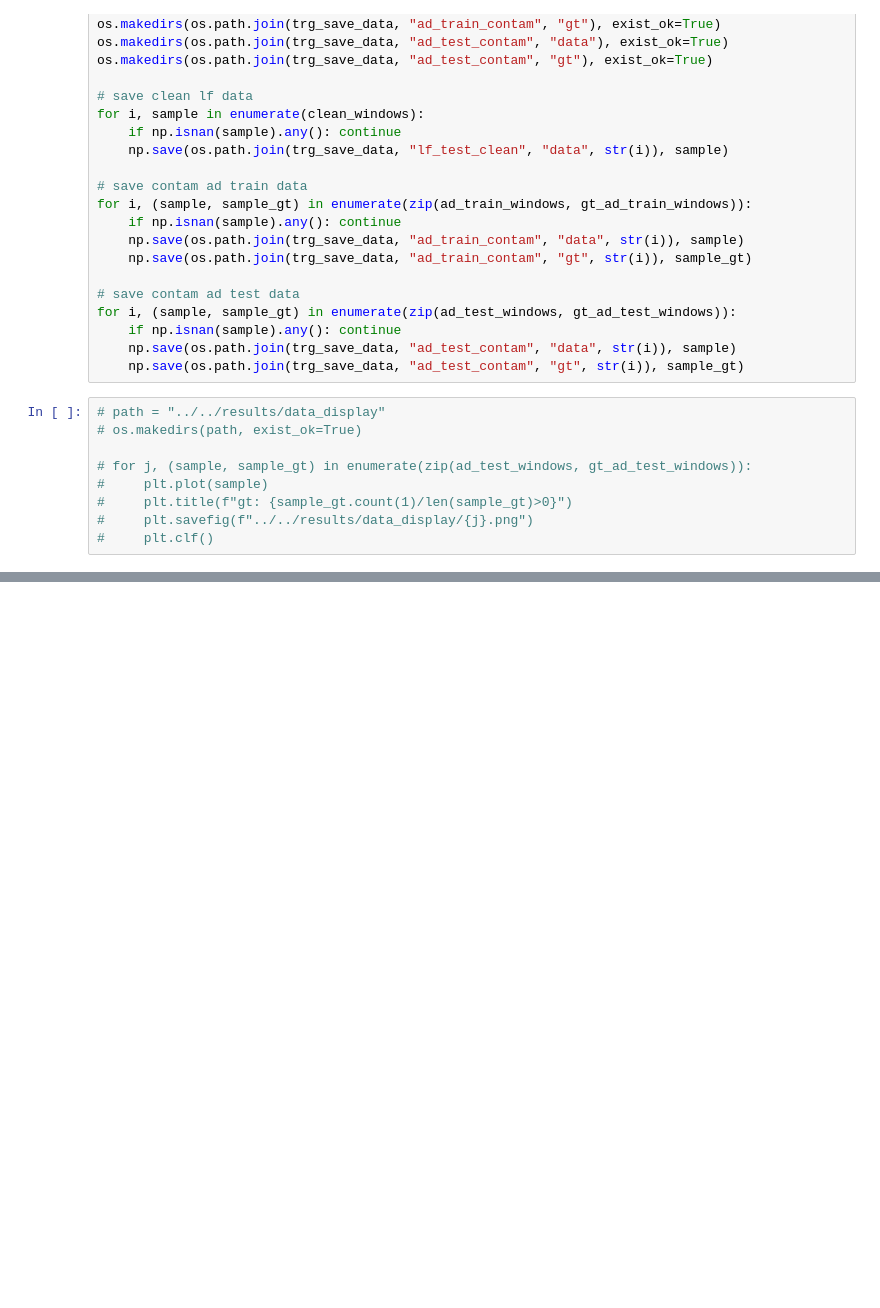
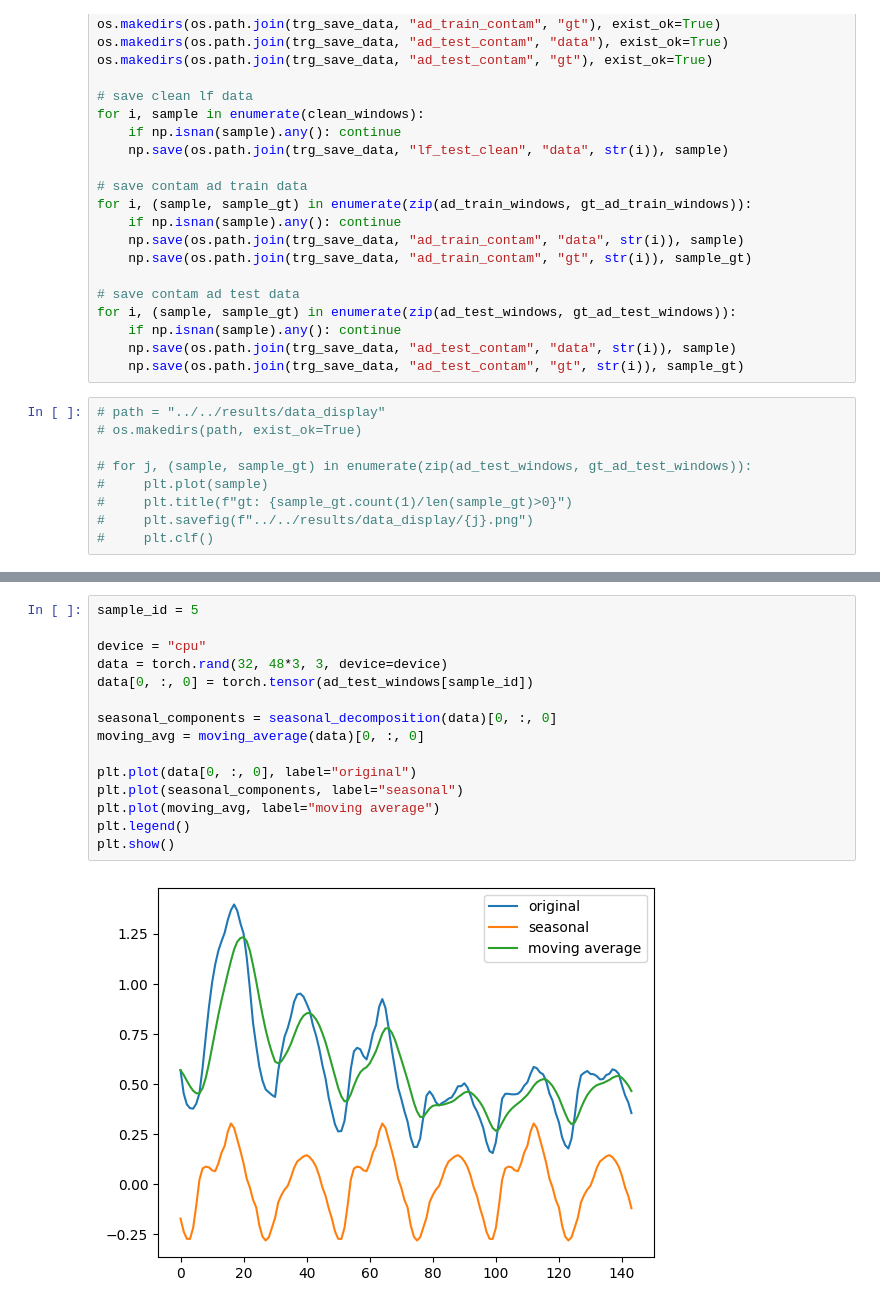
Before and after one commit to MaherDissem/Unsupervised-Anomaly-Detection-in-Noisy-Time-Series-Data-for-Enhancing-Load-Forecasting, a Jupyter notebook: src/data/prepare_aemo_dataset.ipynb, the cells around one changed output, grey strips where cells are left out. Cells and saved outputs as stored; diff of their text form; blank space fills up the shorter version.

Commit message:
switched from lstm_ae to seasonality and exp smoothiong features

```diff
--- a/src/data/prepare_aemo_dataset.ipynb
+++ b/src/data/prepare_aemo_dataset.ipynb
@@ -469,0 +542,17 @@ for i, (sample, sample_gt) in enumerate(zip(ad_test_windows, gt_ad_test_windows)
+# %%
+sample_id = 5
+
+device = "cpu"
+data = torch.rand(32, 48*3, 3, device=device)
+data[0, :, 0] = torch.tensor(ad_test_windows[sample_id])
+
+seasonal_components = seasonal_decomposition(data)[0, :, 0]
+moving_avg = moving_average(data)[0, :, 0]
+
+plt.plot(data[0, :, 0], label="original")
+plt.plot(seasonal_components, label="seasonal")
+plt.plot(moving_avg, label="moving average")
+plt.legend()
+plt.show()
+# %% [output]
+[figure, added]
```
Also changed, not shown: parts of 2 cells of this notebook, 4 other files.
